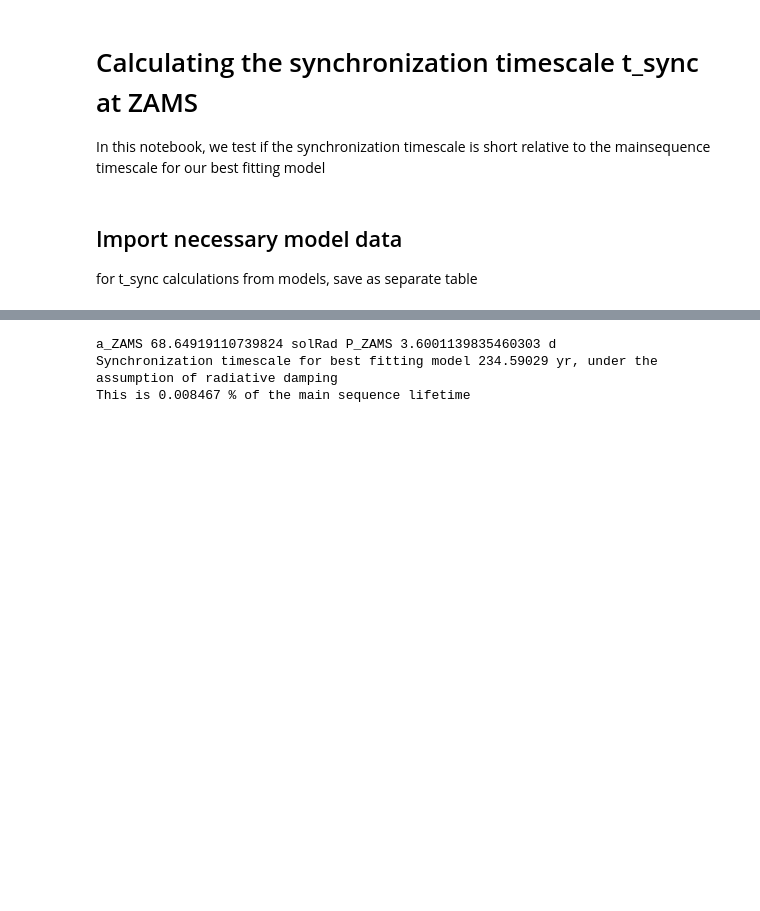
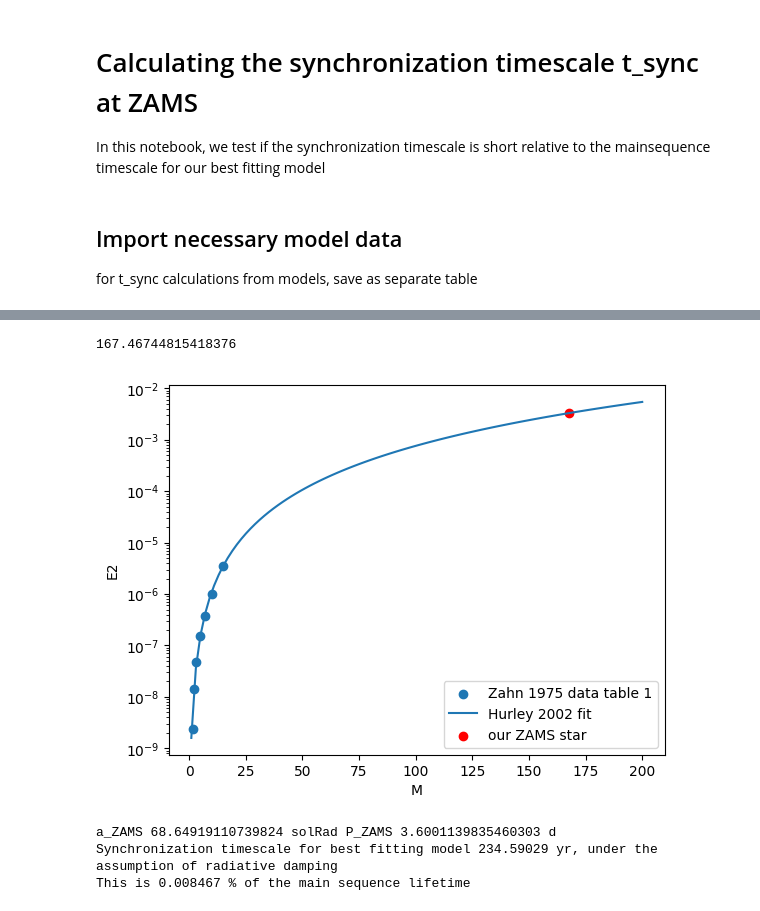
Before and after one commit to LiekeVanSon/HD5980, a Jupyter notebook: HD5980_calculating_t-sync.ipynb, the cells around one changed output, grey strips where cells are left out. Drawn from its saved outputs; the diff is of its cells as text; code cells hidden in the pictures; blank space fills up the shorter version.

Commit message:
E2 values for radiative envelopes

```diff
--- a/HD5980_calculating_t-sync.ipynb
+++ b/HD5980_calculating_t-sync.ipynb
@@ -102,4 +111,26 @@ Substituting all this we get
 \end{equation}
+# %%
+# Let's check the E2 ift
+E2_values = np.array([2.41*1e-9, 1.45*1e-8, 4.72*1e-8, 1.53*1e-7, 3.80*1e-7, 1.02*1e-6, 3.49*1e-6])
+E2_masses = np.array([1.6, 2, 3, 5,7,10, 15])
+
+def E2(masses):
+    return 1.592*1e-9 * masses**2.84
+
+plt.scatter(E2_masses, E2_values, label = 'Zahn 1975 data table 1')
+plt.plot(np.linspace(1,200, 100), E2(np.linspace(1,200, 100)), label = 'Hurley 2002 fit')
+
+print(m.hist.star_mass[ZAMS_i])
+plt.scatter(m.hist.star_mass[ZAMS_i], E2(m.hist.star_mass[ZAMS_i]), c = 'r', label = 'our ZAMS star')
+
+plt.legend()
+plt.xlabel('M')
+plt.ylabel('E2')
+plt.yscale('log')
+plt.show()
+# %% [output]
+167.46744815418376
+[figure, added]
 # %%
 # Simplified version
 def tau_sync_Hurley_rad(Mstar = 1*u.Msun, R=1*u.Rsun, a=1 *u.Rsun):
```
Also changed, not shown: parts of 3 cells of this notebook.
